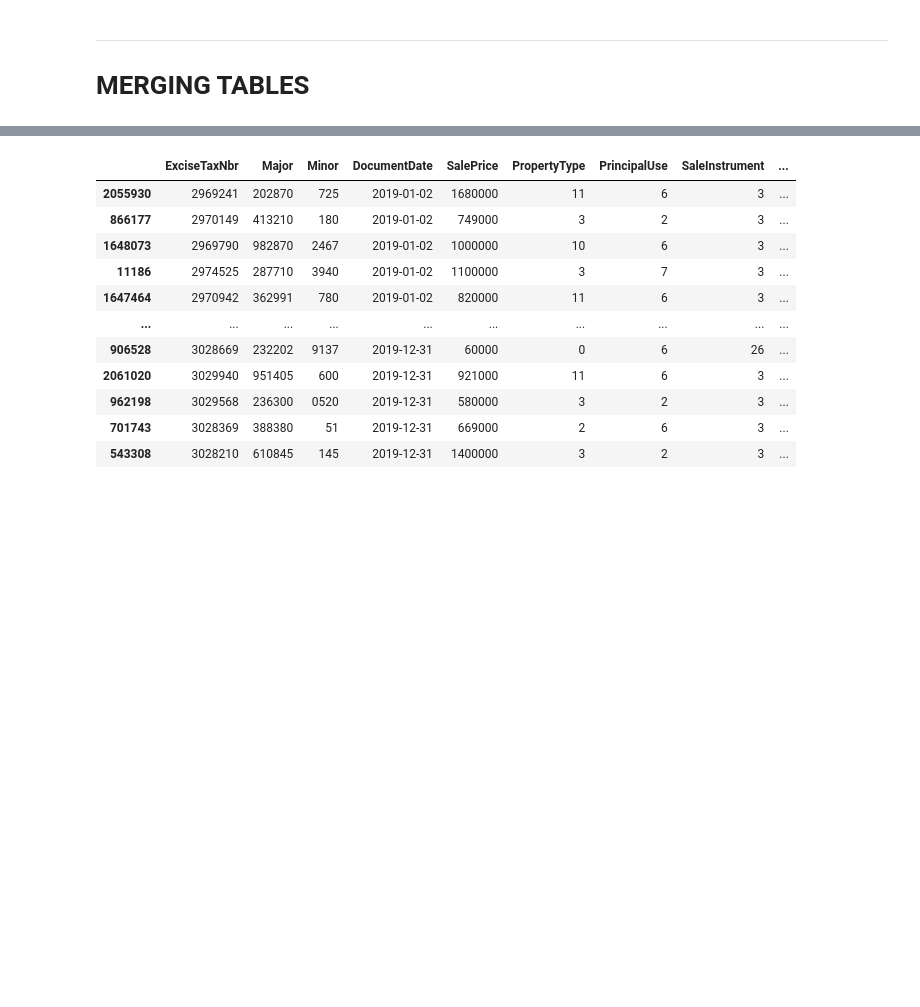
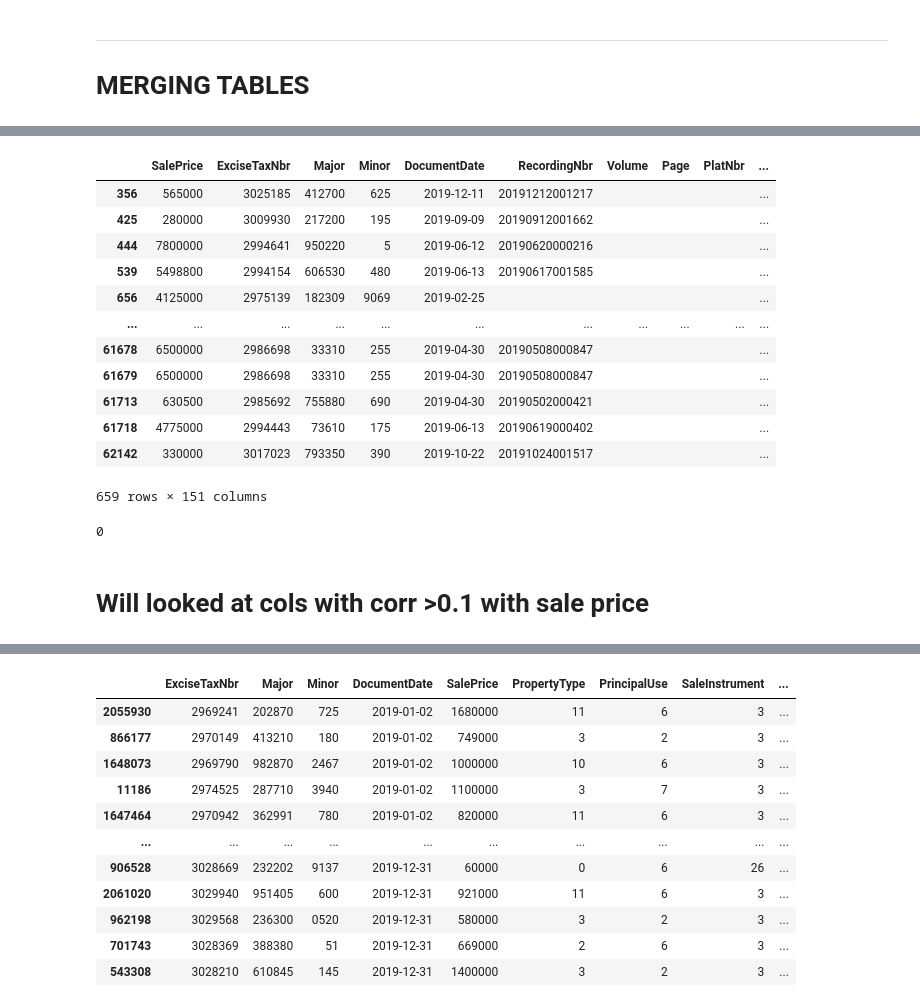
Before and after one commit to Ozxahmed/phase_2_project_chicago-sf-seattle-ds-082420, a Jupyter notebook: notebooks/exploratory/01_oz_data_collection_exploration.ipynb, the cells around one changed output, grey strips where cells are left out. Saved outputs shown, nothing was run; the diff lists cells and outputs as text; code cells hidden in the pictures; blank space fills up the shorter version.

```diff
--- a/notebooks/exploratory/01_oz_data_collection_exploration.ipynb
+++ b/notebooks/exploratory/01_oz_data_collection_exploration.ipynb
@@ -646,0 +670,23 @@ rps_parcel_resbldg_dfmerge
+# %%
+all_merged_2019_wfntfootage = rps_parcel_resbldg_dfmerge[(rps_parcel_resbldg_dfmerge.WfntFootage > 0)]
+all_merged_2019_wfntfootage
+# %% [output]
+|  | SalePrice | ExciseTaxNbr | Major | Minor | DocumentDate | RecordingNbr | Volume | Page | PlatNbr | ... |
+| 356 | 565000 | 3025185 | 412700 | 625 | 2019-12-11 | 20191212001217 |  |  |  | ... |
+| 425 | 280000 | 3009930 | 217200 | 195 | 2019-09-09 | 20190912001662 |  |  |  | ... |
+| 444 | 7800000 | 2994641 | 950220 | 5 | 2019-06-12 | 20190620000216 |  |  |  | ... |
+| 539 | 5498800 | 2994154 | 606530 | 480 | 2019-06-13 | 20190617001585 |  |  |  | ... |
+| 656 | 4125000 | 2975139 | 182309 | 9069 | 2019-02-25 |  |  |  |  | ... |
+| ... | ... | ... | ... | ... | ... | ... | ... | ... | ... | ... |
+| 61678 | 6500000 | 2986698 | 33310 | 255 | 2019-04-30 | 20190508000847 |  |  |  | ... |
+| 61679 | 6500000 | 2986698 | 33310 | 255 | 2019-04-30 | 20190508000847 |  |  |  | ... |
+| 61713 | 630500 | 2985692 | 755880 | 690 | 2019-04-30 | 20190502000421 |  |  |  | ... |
+| 61718 | 4775000 | 2994443 | 73610 | 175 | 2019-06-13 | 20190619000402 |  |  |  | ... |
+| 62142 | 330000 | 3017023 | 793350 | 390 | 2019-10-22 | 20191024001517 |  |  |  | ... |
+659 rows × 151 columns
+# %%
+rps_parcel_resbldg_dfmerge.SalePrice.isna().sum()
+# %% [output]
+0
+# %% [markdown]
+# Will looked at cols with corr >0.1 with sale price
```
Also changed, not shown: parts of 12 cells of this notebook.
